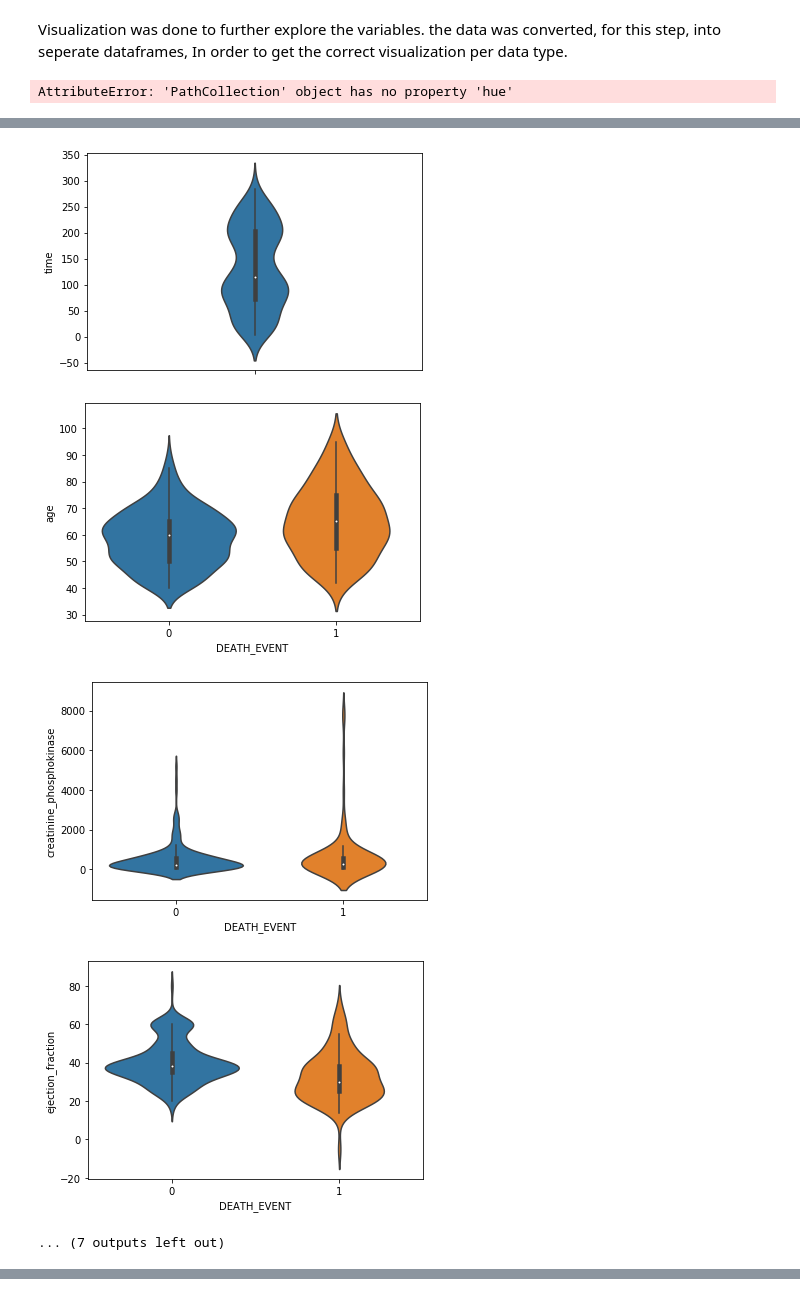
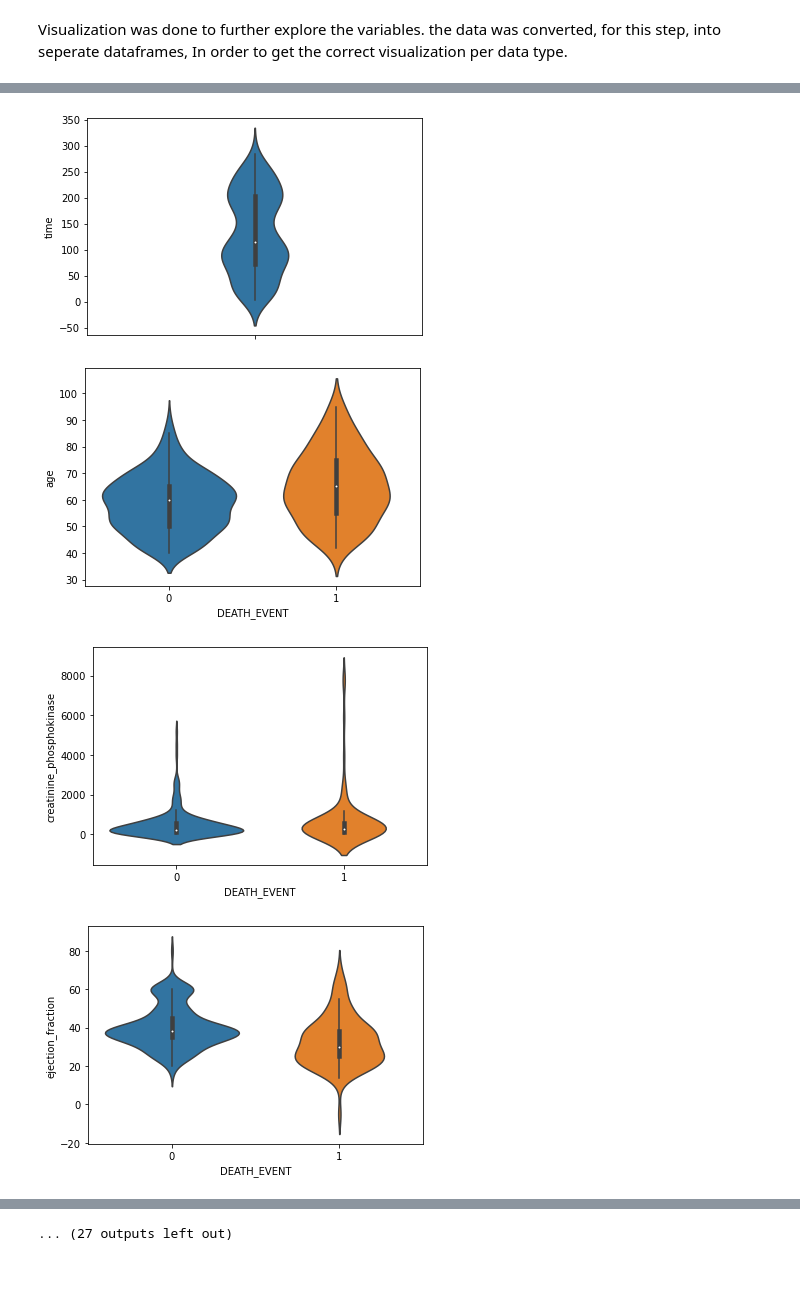
Before and after one commit to Seditoir/MSB1015-Scientific-programming, a Jupyter notebook: code/General.ipynb, the cells around one changed output, grey strips where cells are left out. Saved outputs shown, nothing was run; the diff lists cells and outputs as text; code cells hidden in the pictures.

```diff
--- a/code/General.ipynb
+++ b/code/General.ipynb
@@ -101,42 +101,51 @@ df_binary = df[['anaemia',
                 'diabetes',
                 'high_blood_pressure',
                 'sex',
-                'smoking']]
+                'smoking',
+                'time',
+                'DEATH_EVENT']]
 df_interger_fraction = df[['age',
                            'creatinine_phosphokinase',
                            'ejection_fraction',
                            'platelets',
                            'serum_creatinine',
                            'serum_sodium',
                            'DEATH_EVENT',
                            'time']]
 
+# to not get memory warnings about the amount of plots
 
-# violing plot for the interger variable type
+plt.rcParams.update({'figure.max_open_warning': 0})
+
+# violing plot, and joint plot for the interger variable type
 
 for column in df_interger_fraction :
     plt.figure()
     sns.violinplot(y=df_interger_fraction[column],width= 0.2)
 
 
 for column in df_interger_fraction :
     plt.figure()
     sns.violinplot(x=df_interger_fraction ['DEATH_EVENT'], y=df_interger_fraction[column])
 
 for column in df_interger_fraction :
     plt.figure()
     sns.jointplot(data=df_interger_fraction, x="time", y=column, hue="DEATH_EVENT")
+
+# histogram plots for the binary
+
+for column in df_binary :
+    plt.figure()
+    sns.histplot(data=df_binary, x=column)
 # %% [output]
-AttributeError: 'PathCollection' object has no property 'hue'
 [figure]
 [figure]
 [figure]
 [figure]
 [figure]
 [figure]
 [figure]
 [figure]
 [figure]
-[figure, old version]
+[figure, new version]
 [figure]
-... (7 outputs left out)
@@ -142,0 +153 @@ AttributeError: 'PathCollection' object has no property 'hue'
+... (27 outputs left out)
```
Also changed, not shown: parts of 1 cell of this notebook.
